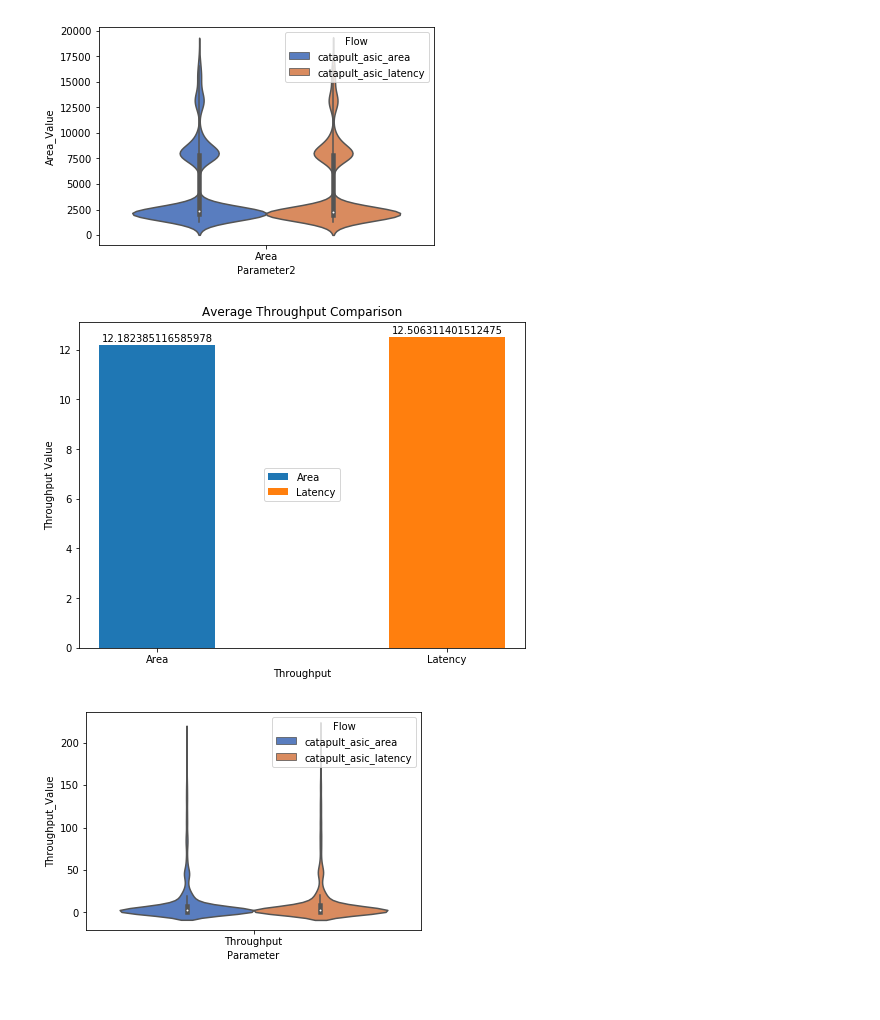
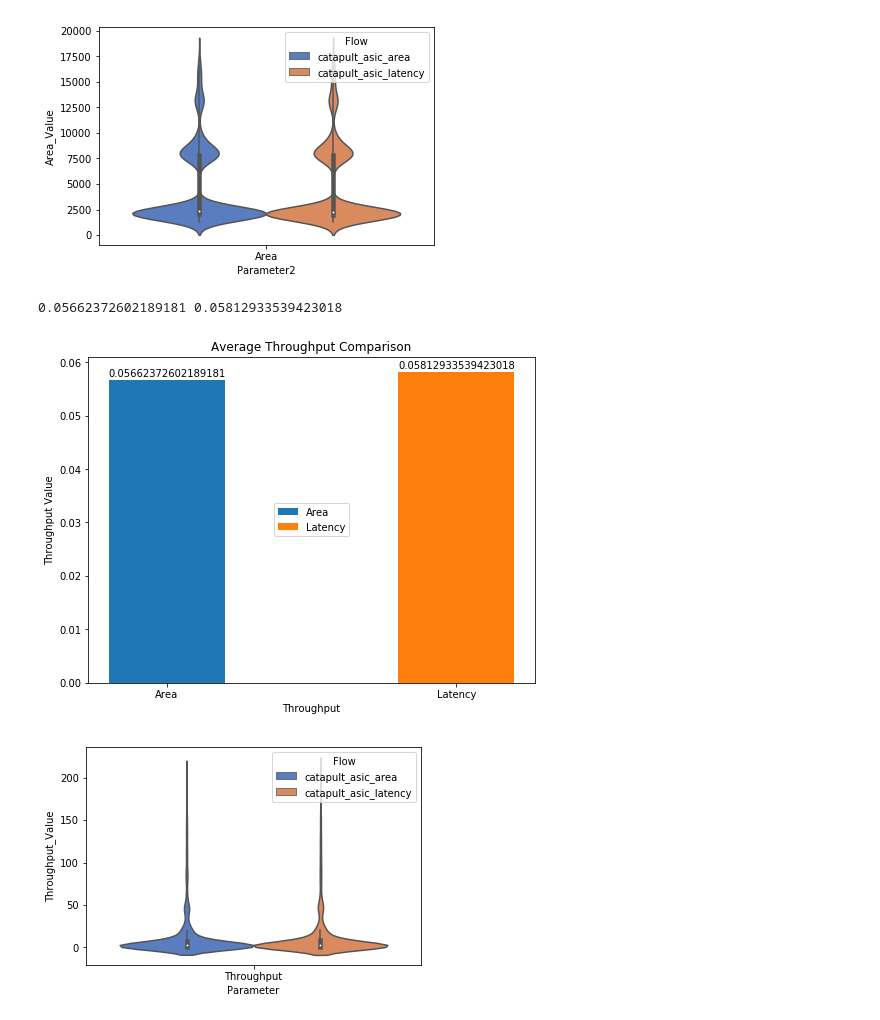
Before and after one commit to KastnerRG/Spector-HLS, a Jupyter notebook: template_matching/results/postproc/asic_tempmatch_postproc.ipynb, the cells around one changed output. Cells and saved outputs as stored; diff of their text form; code cells hidden in the pictures.

Commit message:
Added all notebooks bar plots

```diff
--- a/template_matching/results/postproc/asic_tempmatch_postproc.ipynb
+++ b/template_matching/results/postproc/asic_tempmatch_postproc.ipynb
@@ -21,7 +21,10 @@ cdfx['1/obj1'] = 1/cdfx['obj1']
 vdfx['1/obj1'] = 1/vdfx['obj1']
 cdfx['1/obj2'] = 1/cdfx['obj2']
 vdfx['1/obj2'] = 1/vdfx['obj2']
-
+cdfx['throughput']=cdfx['obj1'].min()*1/cdfx['obj1']
+vdfx['throughput']=cdfx['obj1'].min()*1/vdfx['obj1']
+cdfx['area']=cdfx['obj2']*1/vdfx['obj2'].max()
+vdfx['area']=vdfx['obj2']*1/vdfx['obj2'].max()
 cdfx = cdfx.drop(columns=['knob_I_B'])
 cdfx = cdfx.drop(columns=['knob_tmpsize'])
 cdfx = cdfx.drop(columns=['knob_size'])
@@ -117,39 +121,40 @@ ax = sns.violinplot(x="Parameter2", y="Area_Value", hue="Flow",
 fig, ax = plt.subplots()
 
 N=1
-area_val=(vdfx['1/obj1'].mean())
-latency_val=(cdfx['1/obj1'].mean())
-
+area_val=(vdfx['throughput'].mean())
+latency_val=(cdfx['throughput'].mean())
+print(area_val,latency_val)
 def autolabel(rects):
     """Attach a text label above each bar in *rects*, displaying its height."""
     for rect in rects:
         height = rect.get_height()
         ax.annotate('{}'.format(height),
                     xy=(rect.get_x() + rect.get_width() / 2, height),
                     xytext=(0, 2),  # 3 points vertical offset
                     textcoords="offset points",
                     ha='center', va='bottom')
 fig.set_size_inches(8, 6, forward=True)
 ind1=[0,0.025]
 width = 0.01
 labels=['Area','Latency']
 p1=ax.bar(0,area_val,width,label='Area')
 p2=ax.bar(0.025,latency_val,width,label='Latency')
 
 ax.set_title('Average Throughput Comparison')
 ax.set_xlabel('Throughput')
 ax.set_ylabel('Throughput Value')
 ax.set_xticks(ind1)
 ax.set_xticklabels(labels)
 
 
 autolabel(p1)
 autolabel(p2)
 ax.legend((p1[0], p2[0]), ('Area', 'Latency'),loc="center")
 
 plt.show()
 # %% [output]
+0.05662372602189181 0.05812933539423018
-[figure, old version]
+[figure, new version]
 # %%
 ax=sns.violinplot(x="Parameter",y="Throughput_Value",data=violin,hue="Flow",palette="muted",scale="count")
 # %% [output]
```
Also changed, not shown: parts of 1 cell of this notebook, 7 other files.
